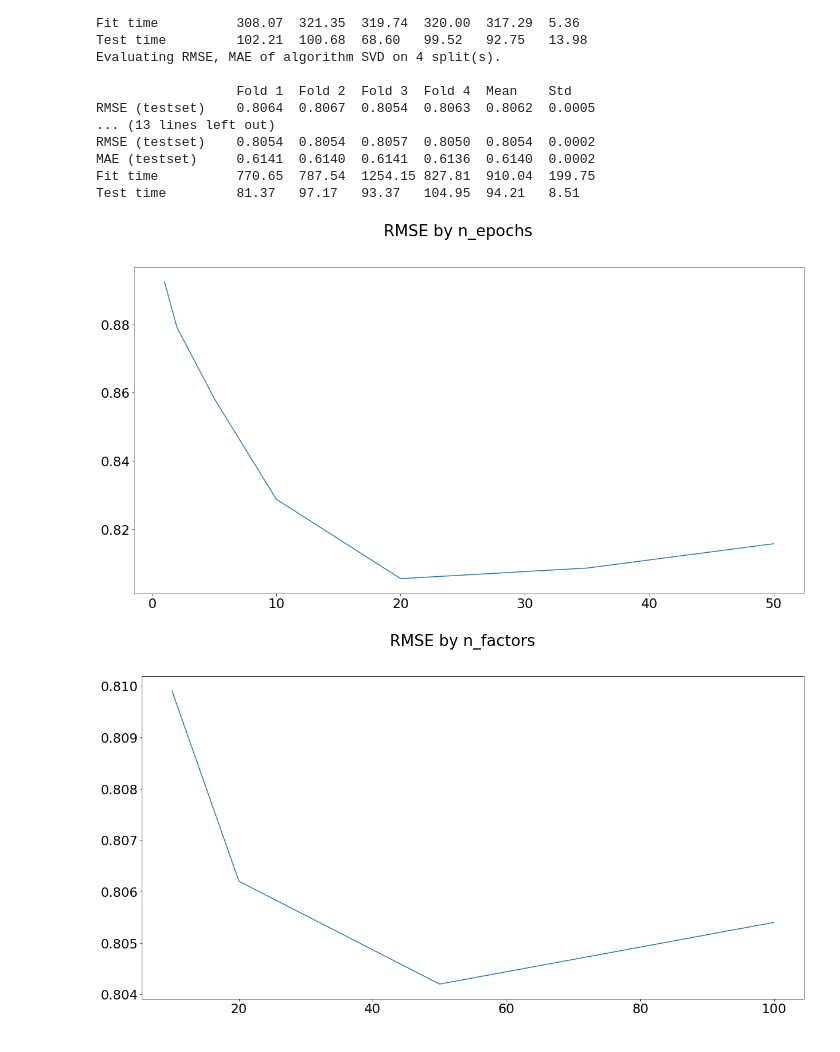
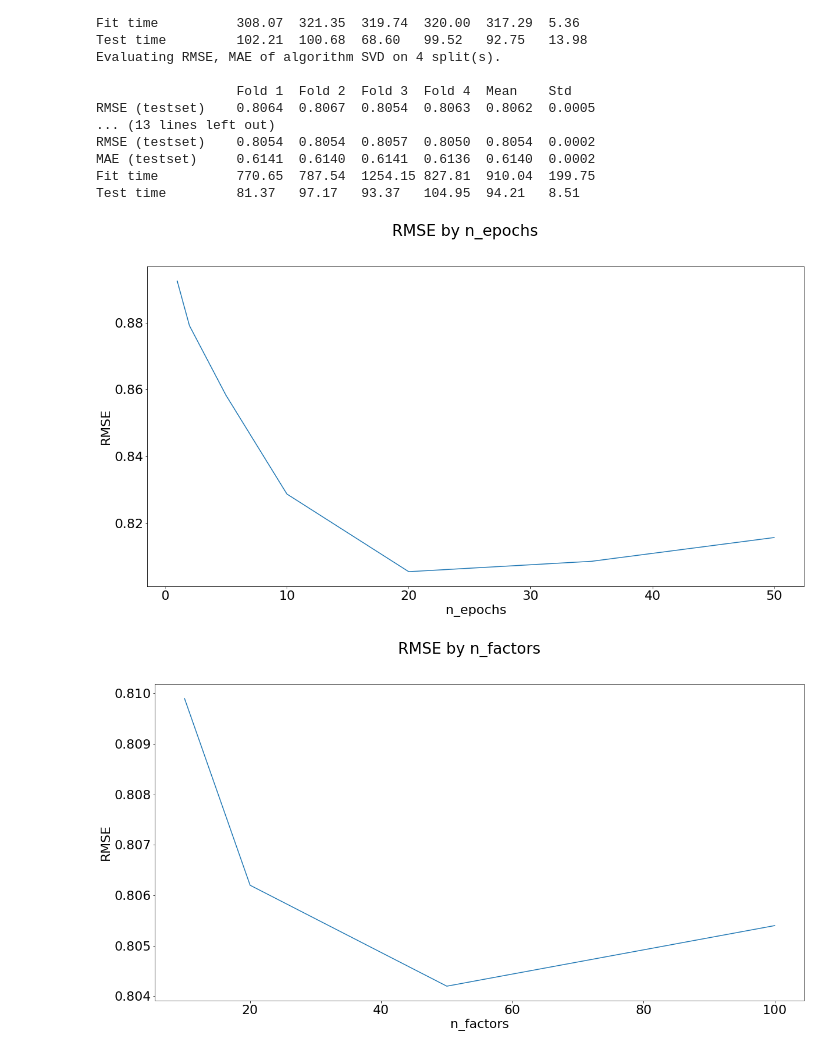
Before and after one commit to villekuosmanen/SHProject, a Jupyter notebook: src/Hyperparams.ipynb, the cells around one changed output. Drawn from its saved outputs; the diff is of its cells as text; code cells hidden in the pictures.

```diff
--- a/src/Hyperparams.ipynb
+++ b/src/Hyperparams.ipynb
@@ -97,23 +97,27 @@ Test time         81.37   97.17   93.37   104.95  94.21   8.51
 # %%
 # Analyse results
 import matplotlib.pyplot as plt
 plt.rcParams.update({'font.size': 22})
 
 fig = plt.figure(figsize=(20,10))
 
 epochs = [1, 2, 5, 10, 20, 35, 50]
 epochs_res = [0.8924, 0.8791, 0.8583, 0.8288, 0.8056, 0.8087, 0.8158]
 fig.suptitle('RMSE by n_epochs')
+plt.xlabel('n_epochs')
+plt.ylabel('RMSE')
 plt.plot(epochs, epochs_res)
 fig.savefig('hyperparams_epochs.png')
 
 fig = plt.figure(figsize=(20,10))
 
 factors = [10, 20, 50, 100]
 factors_res = [0.8099, 0.8062, 0.8042, 0.8054]
 fig.suptitle('RMSE by n_factors')
+plt.xlabel('n_factors')
+plt.ylabel('RMSE')
 plt.plot(factors, factors_res)
 fig.savefig('hyperparams_factors.png')
 # %% [output]
-[figure, old version]
+[figure, new version]
-[figure, old version]
+[figure, new version]
```
Also changed, not shown: 3 other files.
